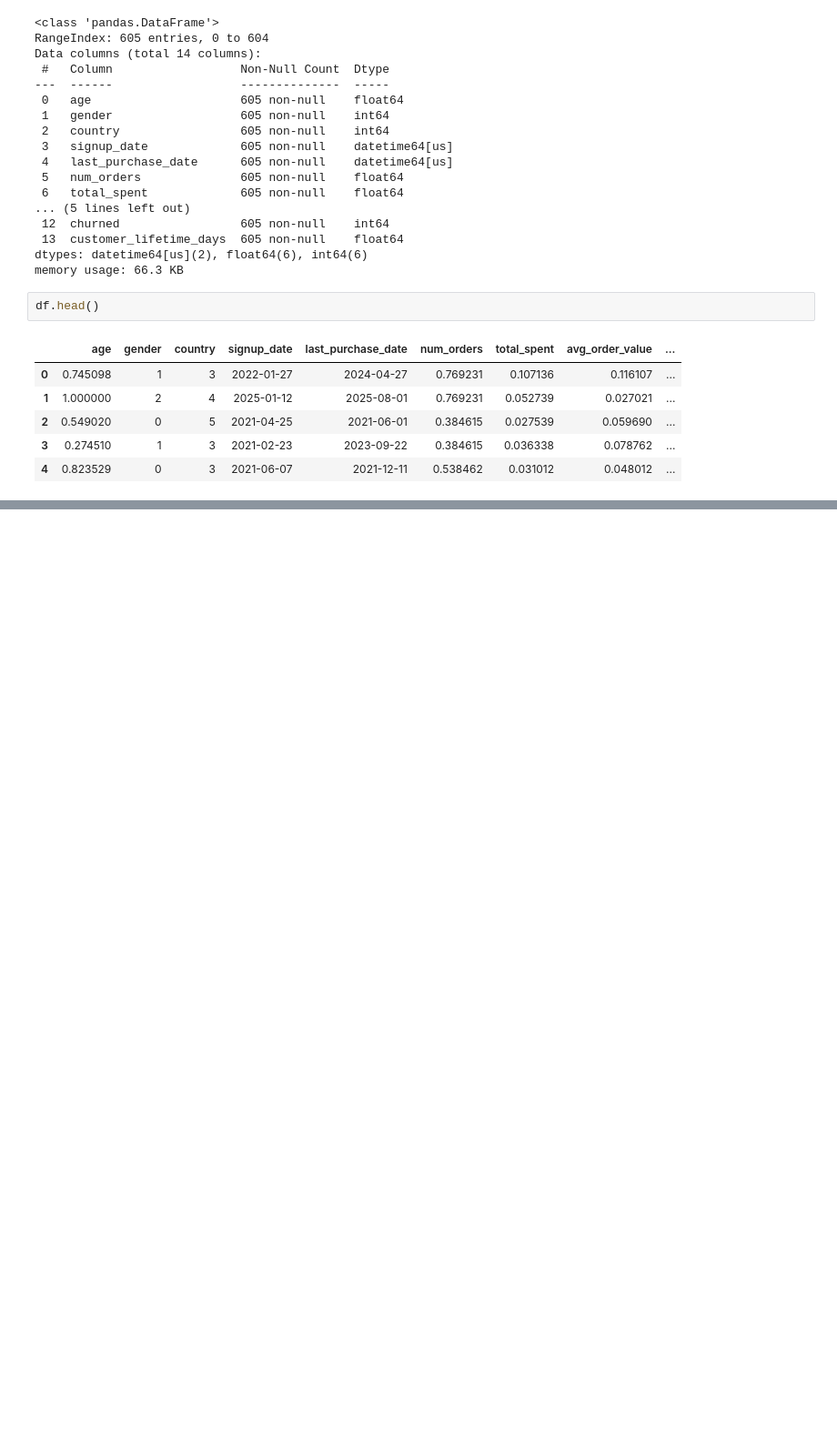
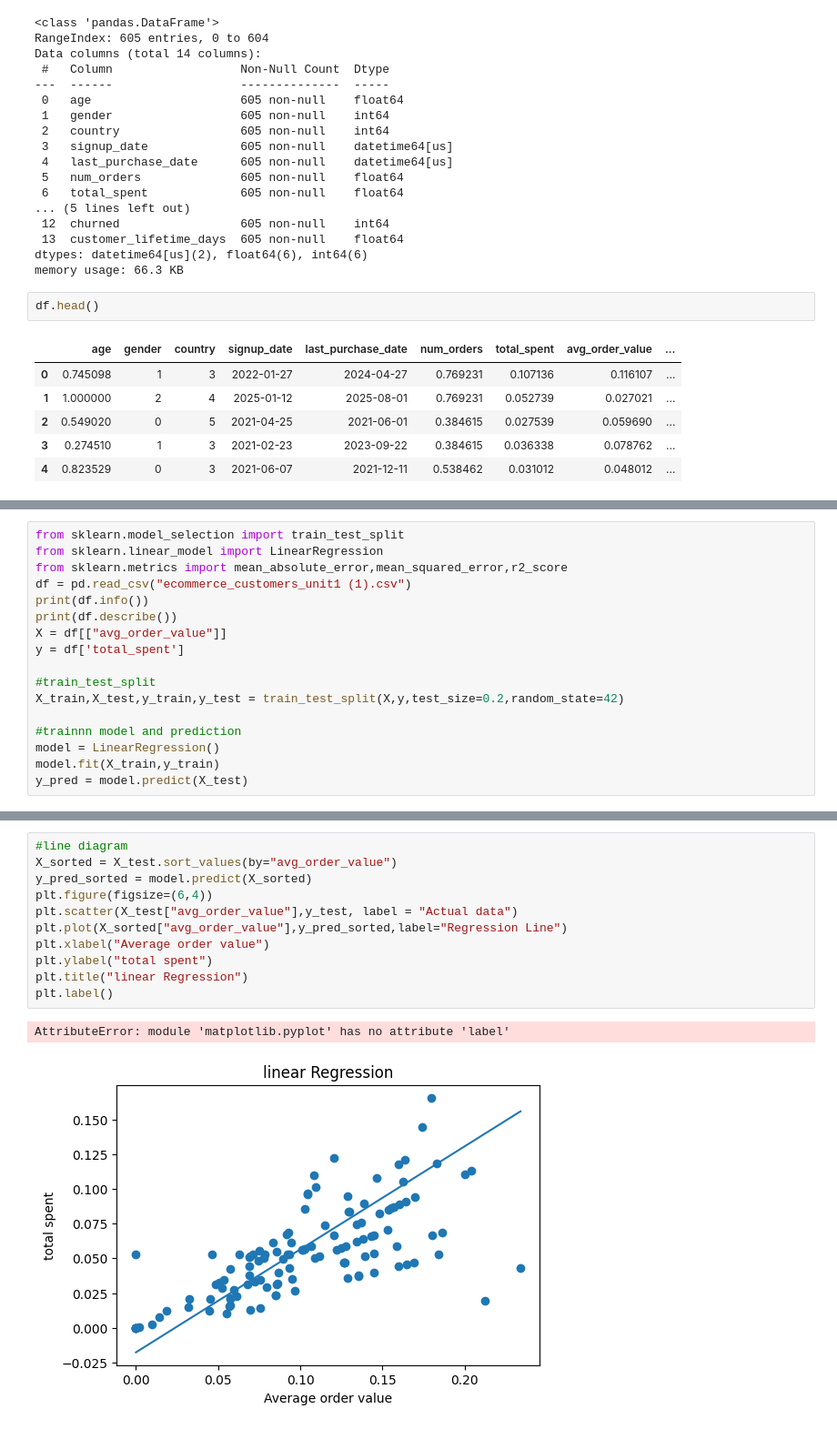
Before and after one commit to snehakumari0990/Predictive_Analysis, a Jupyter notebook: ecommerce.ipynb, the cells around one changed output, grey strips where cells are left out. Shown at 91% size. Saved outputs shown, nothing was run; the diff lists cells and outputs as text; blank space fills up the shorter version.

```diff
--- a/ecommerce.ipynb
+++ b/ecommerce.ipynb
@@ -390,0 +390,17 @@ df.to_csv("ecommerce_customers_unit1 (1).csv",index=False)
+# %%
+from sklearn.model_selection import train_test_split
+from sklearn.linear_model import LinearRegression
+from sklearn.metrics import mean_absolute_error,mean_squared_error,r2_score
+df = pd.read_csv("ecommerce_customers_unit1 (1).csv")
+print(df.info())
+print(df.describe())
+X = df[["avg_order_value"]]
+y = df['total_spent']
+
+#train_test_split
+X_train,X_test,y_train,y_test = train_test_split(X,y,test_size=0.2,random_state=42)
+
+#trainnn model and prediction
+model = LinearRegression()
+model.fit(X_train,y_train)
+y_pred = model.predict(X_test)
@@ -390,0 +438,14 @@ df.to_csv("ecommerce_customers_unit1 (1).csv",index=False)
+# %%
+#line diagram
+X_sorted = X_test.sort_values(by="avg_order_value")
+y_pred_sorted = model.predict(X_sorted)
+plt.figure(figsize=(6,4))
+plt.scatter(X_test["avg_order_value"],y_test, label = "Actual data")
+plt.plot(X_sorted["avg_order_value"],y_pred_sorted,label="Regression Line")
+plt.xlabel("Average order value")
+plt.ylabel("total spent")
+plt.title("linear Regression")
+plt.label()
+# %% [output]
+AttributeError: module 'matplotlib.pyplot' has no attribute 'label'
+[figure, added]
```
Also changed, not shown: parts of 19 cells of this notebook.
